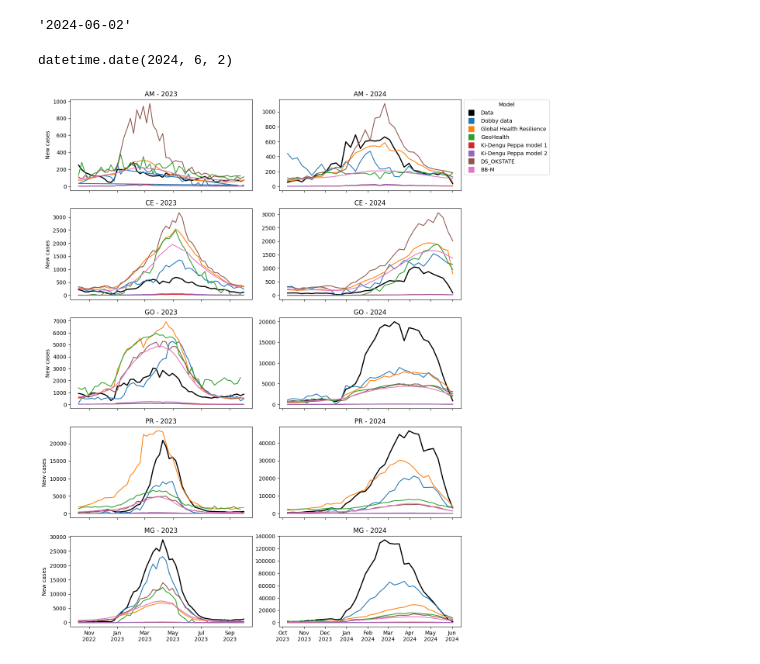
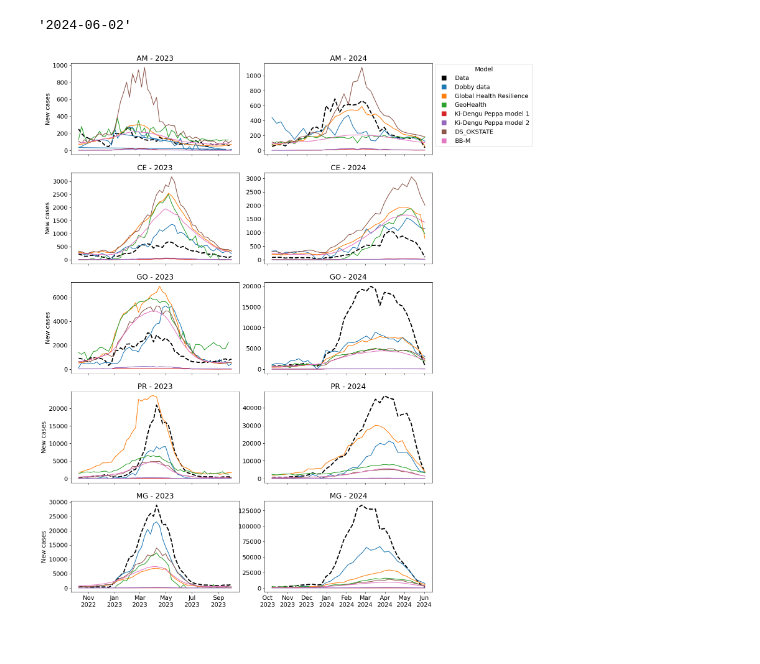
Before and after one commit to Mosqlimate-project/sprint-template, a Jupyter notebook: scores/comp_the_predictions.ipynb, the cells around one changed output. Drawn from its saved outputs; the diff is of its cells as text; code cells hidden in the pictures.

Commit message:
Update the figures

```diff
--- a/scores/comp_the_predictions.ipynb
+++ b/scores/comp_the_predictions.ipynb
@@ -3,12 +3,16 @@ import numpy as np
 import pandas as pd
 from epiweeks import Week
 import matplotlib.pyplot as plt
+from matplotlib.lines import Line2D
 from mosqlient import get_predictions
 
 import seaborn as sns
+import dataframe_image as dfi
 from itertools import product
 import matplotlib.dates as mdates
 
+plt.rcParams.update({'font.size': 14})
+
 import warnings
 warnings.simplefilter(action='ignore', category=FutureWarning)
 # %%
@@ -65,7 +69,3 @@ data.date.min()
 data.date.max()
 # %% [output]
 '2024-06-02'
-# %%
-Week(year, 23).startdate()
-# %% [output]
-datetime.date(2024, 6, 2)
@@ -87,56 +141,4 @@ for c in colors:
 # %%
-state = 'CE'
-year = 2023
-
-fig, axs  = plt.subplots(5,2, figsize = (13, 20))
-
-ax =axs.ravel()
-
-i = 0
-
-for state,year in product(['AM','CE', 'GO', 'PR', 'MG'],
-                    [2023, 2024]):
-    start_date = Week(year-1, 41).startdate().strftime('%Y-%m-%d')
-
-    if year==2024:
-        end_date = '2024-06-02'
-    else:
-        end_date= Week(year, 40).startdate().strftime('%Y-%m-%d')
-    data_ = get_cases(data, state)
-    data_ = data_.loc[(data_.index >= pd.to_datetime(start_date)) & (data_.index <= pd.to_datetime(end_date))]
-
-    ax[i].plot(data_.casos, color = 'black', label = 'Data', linewidth = 2)
-
-    for model_id, color in zip(model_ids,
-                               colors):
-
-        preds = pd.read_csv(f'./predictions/preds_{model_id}_{state}_{year}.csv.gz')
-        preds.dates = pd.to_datetime(preds.dates)
-        preds.set_index('dates', inplace = True)
-        preds = preds.loc[(preds.index >= pd.to_datetime(start_date)) & (preds.index <= pd.to_datetime(end_date))]
-
-        ax[i].plot(preds.preds, color = color)
-
-        #ax[i].fill_between(preds.index, preds.lower, preds.upper, color = color, alpha = 0.1)
-
-
-    ax[i].set_title(f'{state} - {year}')
-
-    ax[i].xaxis.set_major_formatter(mdates.DateFormatter('%b\n%Y'))  # Format as 'Jan 22'
-
-    # Rotate the date labels for better readability
-    fig.autofmt_xdate(rotation=0, ha='center')
-
-    if year == 2023:
-        ax[i].set_ylabel('New cases')
-
-    i= i+1
-
-ax[1].legend(custom_lines, model_legend, title ='Model', bbox_to_anchor=(1, 0.525, 0.1, 0.5))
-
-plt.subplots_adjust(wspace = 0.15,)
-
-plt.savefig(f'figures/comp_preds.png', dpi = 600, bbox_inches = 'tight')
-plt.show()
+make_comp_plot(ci = False)
 # %% [output]
-[figure, old version]
+[figure, new version]
```
Also changed, not shown: parts of 13 cells of this notebook, 7 other files.
